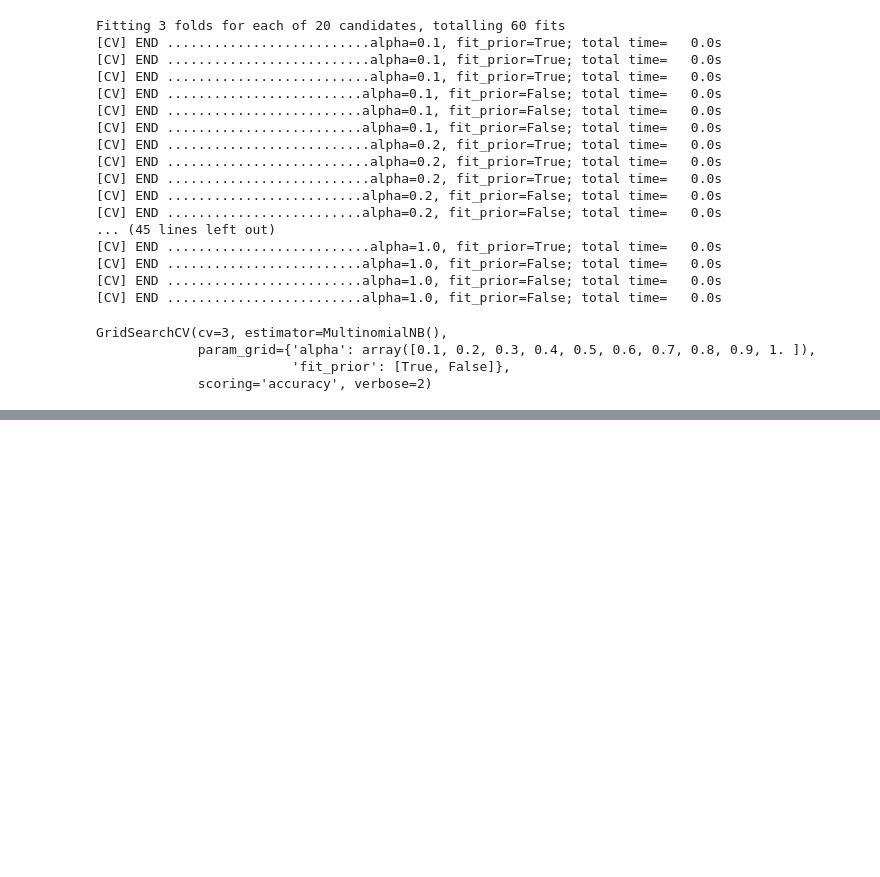
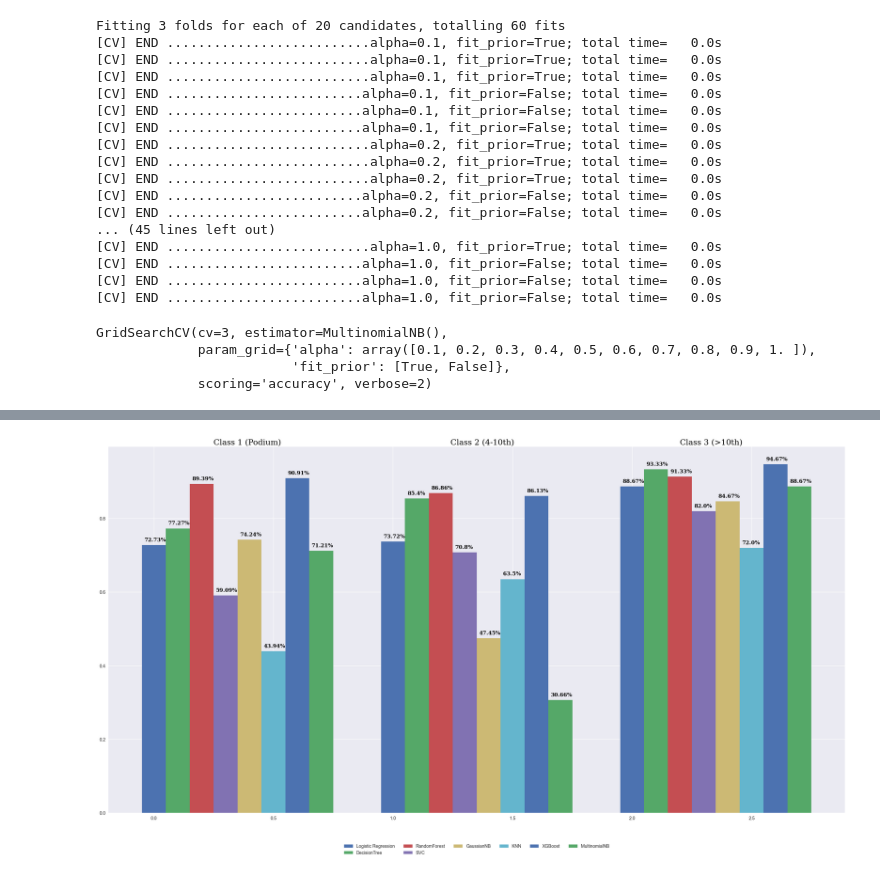
Before and after one commit to Razonde/F1_2022, a Jupyter notebook: beginners/08.Models.ipynb, the cells around one changed output, grey strips where cells are left out. Saved outputs shown, nothing was run; the diff lists cells and outputs as text; code cells hidden in the pictures; blank space fills up the shorter version.

Commit message:
Create Graph table with all (Except ANN) models

```diff
--- a/beginners/08.Models.ipynb
+++ b/beginners/08.Models.ipynb
@@ -803,7 +803,7 @@ cm = confusion_matrix(y_dc_test, y_pred)
 model_acc.append(cm.diagonal()/cm.sum(axis=1))
 # %%
 xg = [model_acc[0][0],model_acc[0][1],model_acc[0][2]]
-
+print(model_acc)
 font1 = {
     'family':'serif',
     'color':'black',
@@ -818,7 +818,7 @@ font2 = {
 }
 x_ax = np.arange(3)
 plt.figure(figsize=(30,15))
-bar1 = plt.bar(x_ax,lr,width=0.1,align='center', label="XGBoost")
+bar1 = plt.bar(x_ax,xg,width=0.1,align='center', label="XGBoost")
 
 plt.text(0.25,1,'Class 1',fontdict=font1)
 plt.text(1.24,1,'Class 2',fontdict=font1)
@@ -848,8 +849,8 @@ grid_search = GridSearchCV(model, param_grid, scoring=scoring, cv=3, verbose=2)
 # %%
 from sklearn.preprocessing import MinMaxScaler
 scaler = MinMaxScaler()
-X_dc_normalized = scaler.fit_transform(X_dc)
-grid_search.fit(X_dc_normalized,y_dc)
+X_dc_normalized_train = scaler.fit_transform(X_dc_train)
+grid_search.fit(X_dc_normalized_train,y_dc_train)
 # %% [output]
 Fitting 3 folds for each of 20 candidates, totalling 60 fits
 [CV] END ..........................alpha=0.1, fit_prior=True; total time=   0.0s
@@ -881,3 +882,3 @@ Best score: 0.6825027382256298
 # %%
 best_mnb = grid_search.best_estimator_
-best_mnb.fit(X_dc_normalized,y_dc)
+m_nb =best_mnb.fit(X_dc_normalized_train,y_dc_train)
@@ -890,0 +885,69 @@ Testing accuracy: 0.6795761782974059
+# %%
+X_dc_normalized_test = scaler.fit_transform(X_dc_test)
+y_pred = m_nb.predict(X_dc_test)
+cm = confusion_matrix(y_dc_test, y_pred)
+model_acc.append(cm.diagonal()/cm.sum(axis=1))
+# %%
+lr = [model_acc[0][0],model_acc[0][1],model_acc[0][2]]
+dtc = [model_acc[1][0],model_acc[1][1],model_acc[1][2]]
+rfc = [model_acc[2][0],model_acc[2][1],model_acc[2][2]]
+svc = [model_acc[3][0],model_acc[3][1],model_acc[3][2]]
+gnb = [model_acc[4][0],model_acc[4][1],model_acc[4][2]]
+knn = [model_acc[5][0],model_acc[5][1],model_acc[5][2]]
+xg =  [model_acc[6][0],model_acc[6][1],model_acc[6][2]]
+mnb = [model_acc[7][0],model_acc[7][1],model_acc[7][2]]
+
+font1 = {
+    'family':'serif',
+    'color':'black',
+    'weight':'normal',
+    'size':18
+}
+font2 = {
+    'family':'serif',
+    'color':'black',
+    'weight':'bold',
+    'size':12
+}
+x_ax = np.arange(3)
+plt.figure(figsize=(30,15))
+bar1 = plt.bar(x_ax,lr,width=0.1,align='center', label="Logistic Regression")
+bar2 = plt.bar(x_ax+0.1,dtc,width=0.1,align='center', label="DecisionTree")
+bar3 = plt.bar(x_ax+0.2,rfc,width=0.1,align='center',  label="RandomForest")
+bar4 = plt.bar(x_ax+0.3,svc,width=0.1,align='center', label="SVC")
+bar5 = plt.bar(x_ax+0.4,gnb,width=0.1,align='center', label="GaussianNB")
+bar6 = plt.bar(x_ax+0.5,knn,width=0.1,align='center', label="KNN")
+bar7 = plt.bar(x_ax+0.6,xg,width=0.1,align='center', label="XGBoost")
+bar8 = plt.bar(x_ax+0.7,mnb,width=0.1,align='center', label="MultinomialNB")
+plt.text(0.25,1,'Class 1 (Podium)',fontdict=font1)
+plt.text(1.24,1,'Class 2 (4-10th)',fontdict=font1)
+plt.text(2.2,1,'Class 3 (>10th)',fontdict=font1)
+for bar in bar1.patches:
+    yval = bar.get_height()
+    plt.text(bar.get_x()+0.01,yval+0.01,f'{round(yval*100,2)}%',fontdict=font2)
+for bar in bar2.patches:
+    yval = bar.get_height()
+    plt.text(bar.get_x()+0.01,yval+0.01,f'{round(yval*100,2)}%',fontdict=font2)
+for bar in bar3.patches:
+    yval = bar.get_height()
+    plt.text(bar.get_x()+0.01,yval+0.01,f'{round(yval*100,2)}%',fontdict=font2)
+for bar in bar4.patches:
+    yval = bar.get_height()
+    plt.text(bar.get_x()+0.01,yval+0.01,f'{round(yval*100,2)}%',fontdict=font2)
+for bar in bar5.patches:
+    yval = bar.get_height()
+    plt.text(bar.get_x()+0.01,yval+0.01,f'{round(yval*100,2)}%',fontdict=font2)
+for bar in bar6.patches:
+    yval = bar.get_height()
+    plt.text(bar.get_x()+0.01,yval+0.01,f'{round(yval*100,2)}%',fontdict=font2)
+for bar in bar7.patches:
+    yval = bar.get_height()
+    plt.text(bar.get_x()+0.01,yval+0.01,f'{round(yval*100,2)}%',fontdict=font2)
+for bar in bar8.patches:
+    yval = bar.get_height()
+    plt.text(bar.get_x()+0.01,yval+0.01,f'{round(yval*100,2)}%',fontdict=font2)
+plt.legend(loc='center', bbox_to_anchor=(0.5, -0.10), shadow=False, ncol=6)
+
+plt.show()
+# %% [output]
+[figure, added]
```
Also changed, not shown: parts of 21 cells of this notebook.
